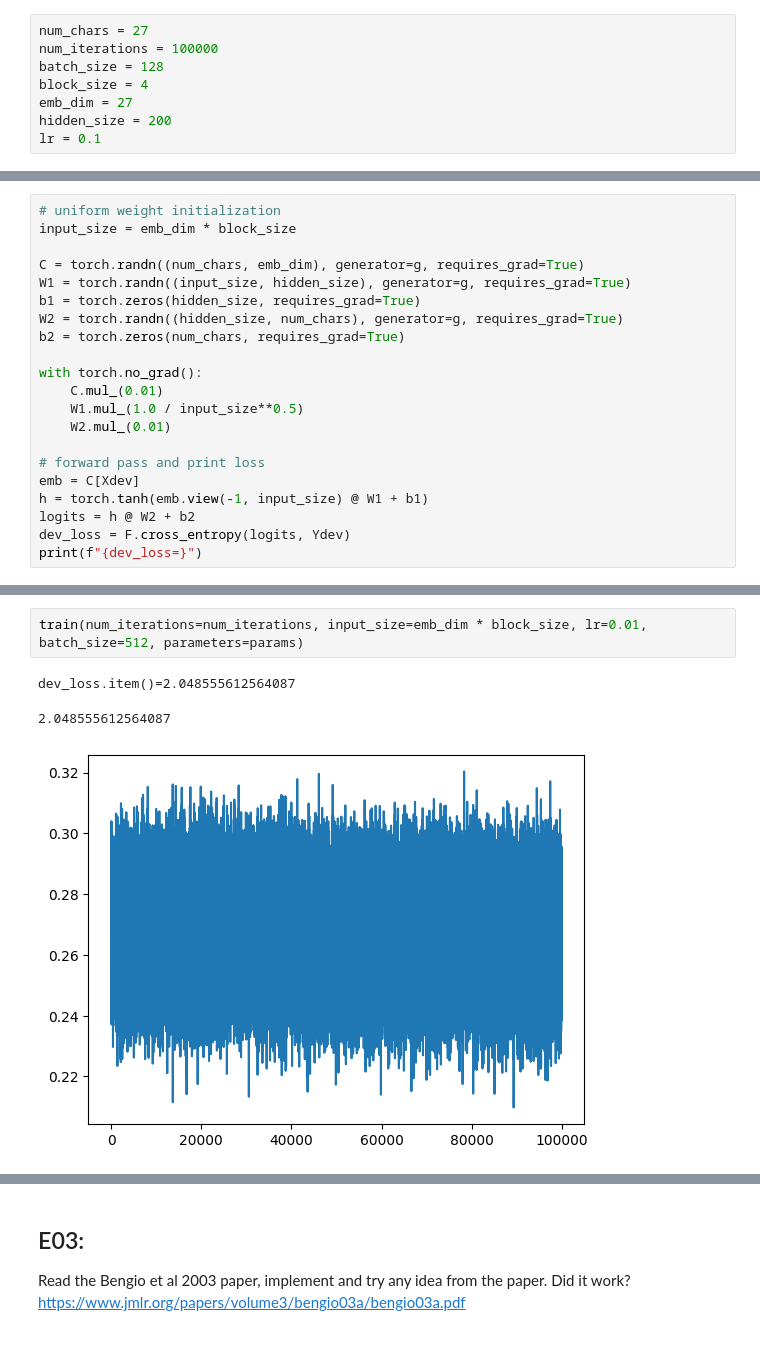
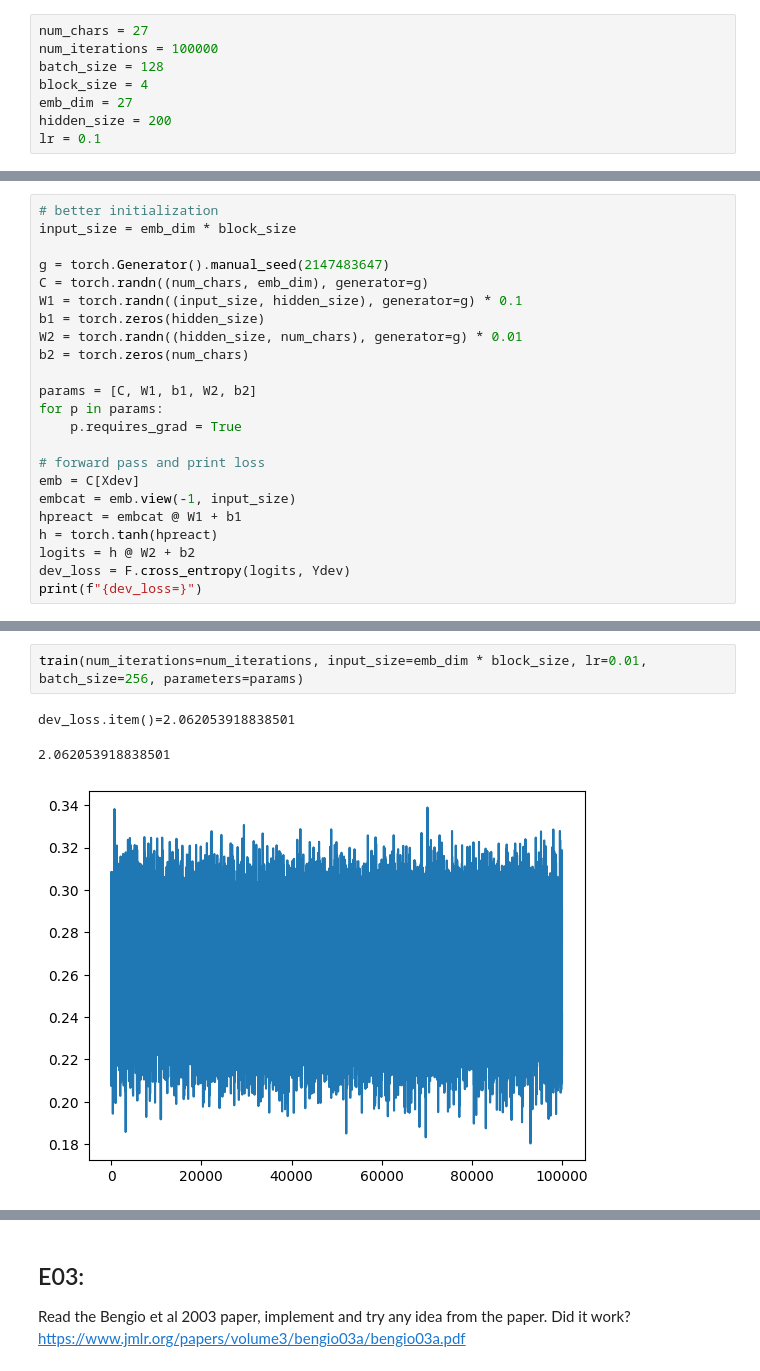
Before and after one commit to yeyechen/nn-zero-to-hero, a Jupyter notebook: exercises/03_makemore_mlp.ipynb, the cells around one changed output, grey strips where cells are left out. Saved outputs shown, nothing was run; the diff lists cells and outputs as text.

```diff
--- a/exercises/03_makemore_mlp.ipynb
+++ b/exercises/03_makemore_mlp.ipynb
@@ -443,21 +468,23 @@ the loss of uniform distribution is ~3.3, vs random weight initialisation of ~26
 # %%
-# uniform weight initialization
+# better initialization
 input_size = emb_dim * block_size
 
-C = torch.randn((num_chars, emb_dim), generator=g, requires_grad=True)
-W1 = torch.randn((input_size, hidden_size), generator=g, requires_grad=True)
-b1 = torch.zeros(hidden_size, requires_grad=True)
-W2 = torch.randn((hidden_size, num_chars), generator=g, requires_grad=True)
-b2 = torch.zeros(num_chars, requires_grad=True)
+g = torch.Generator().manual_seed(2147483647)
+C = torch.randn((num_chars, emb_dim), generator=g)
+W1 = torch.randn((input_size, hidden_size), generator=g) * 0.1
+b1 = torch.zeros(hidden_size)
+W2 = torch.randn((hidden_size, num_chars), generator=g) * 0.01
+b2 = torch.zeros(num_chars)
 
-with torch.no_grad():
-    C.mul_(0.01)
-    W1.mul_(1.0 / input_size**0.5)
-    W2.mul_(0.01)
+params = [C, W1, b1, W2, b2]
+for p in params:
+    p.requires_grad = True
 
 # forward pass and print loss
 emb = C[Xdev]
-h = torch.tanh(emb.view(-1, input_size) @ W1 + b1)
+embcat = emb.view(-1, input_size)
+hpreact = embcat @ W1 + b1
+h = torch.tanh(hpreact)
 logits = h @ W2 + b2
 dev_loss = F.cross_entropy(logits, Ydev)
 print(f"{dev_loss=}")
@@ -479,7 +510,7 @@ dev_loss.item()=2.0427181720733643
 # %%
-train(num_iterations=num_iterations, input_size=emb_dim * block_size, lr=0.01, batch_size=512, parameters=params)
+train(num_iterations=num_iterations, input_size=emb_dim * block_size, lr=0.01, batch_size=256, parameters=params)
 # %% [output]
-dev_loss.item()=2.048555612564087
+dev_loss.item()=2.062053918838501
-2.048555612564087
+2.062053918838501
-[figure, old version]
+[figure, new version]
 # %% [markdown]
```
Also changed, not shown: parts of 13 cells of this notebook.
